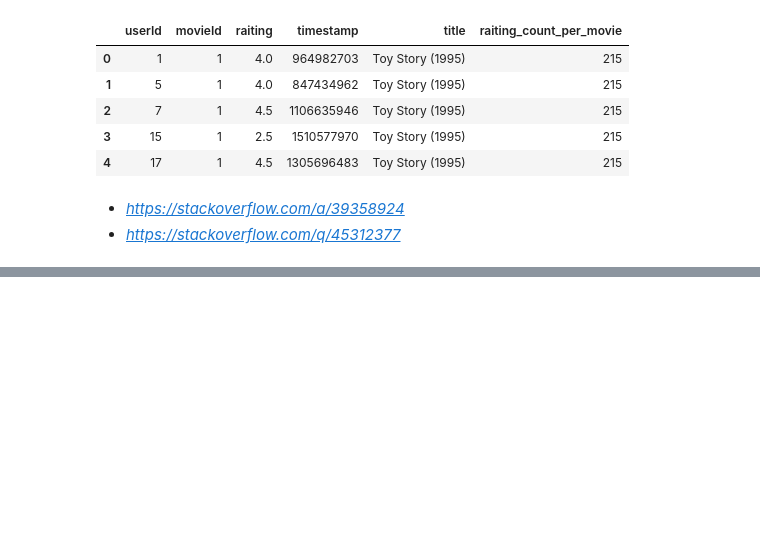
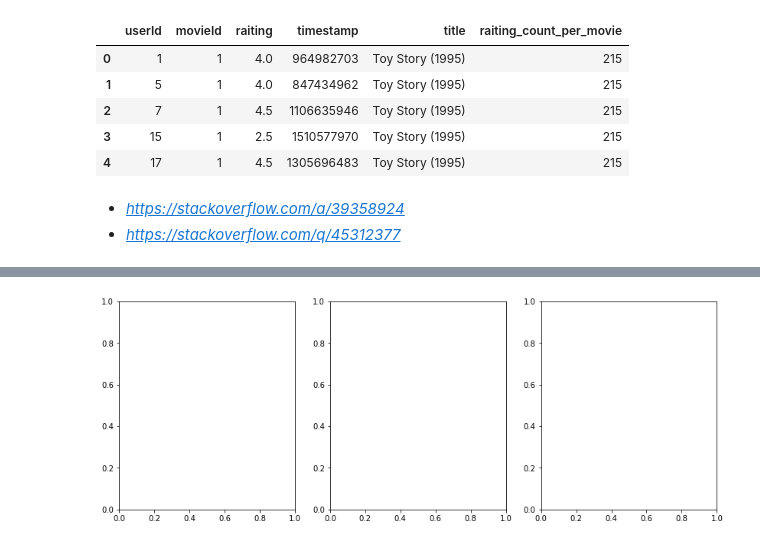
Before and after one commit to raphaelw/data-science-bootcamp, a Jupyter notebook: 10_week/project/unsupervised_learning.ipynb, the cells around one changed output, grey strips where cells are left out. Cells and saved outputs as stored; diff of their text form; code cells hidden in the pictures; blank space fills up the shorter version.

```diff
--- a/10_week/project/unsupervised_learning.ipynb
+++ b/10_week/project/unsupervised_learning.ipynb
@@ -69,0 +98,4 @@ M_raitings.head()
+# %%
+fig, ax = plt.subplots(ncols=3, figsize=(14,5))
+# %% [output]
+[figure, added]
```
Also changed, not shown: parts of 9 cells of this notebook.
